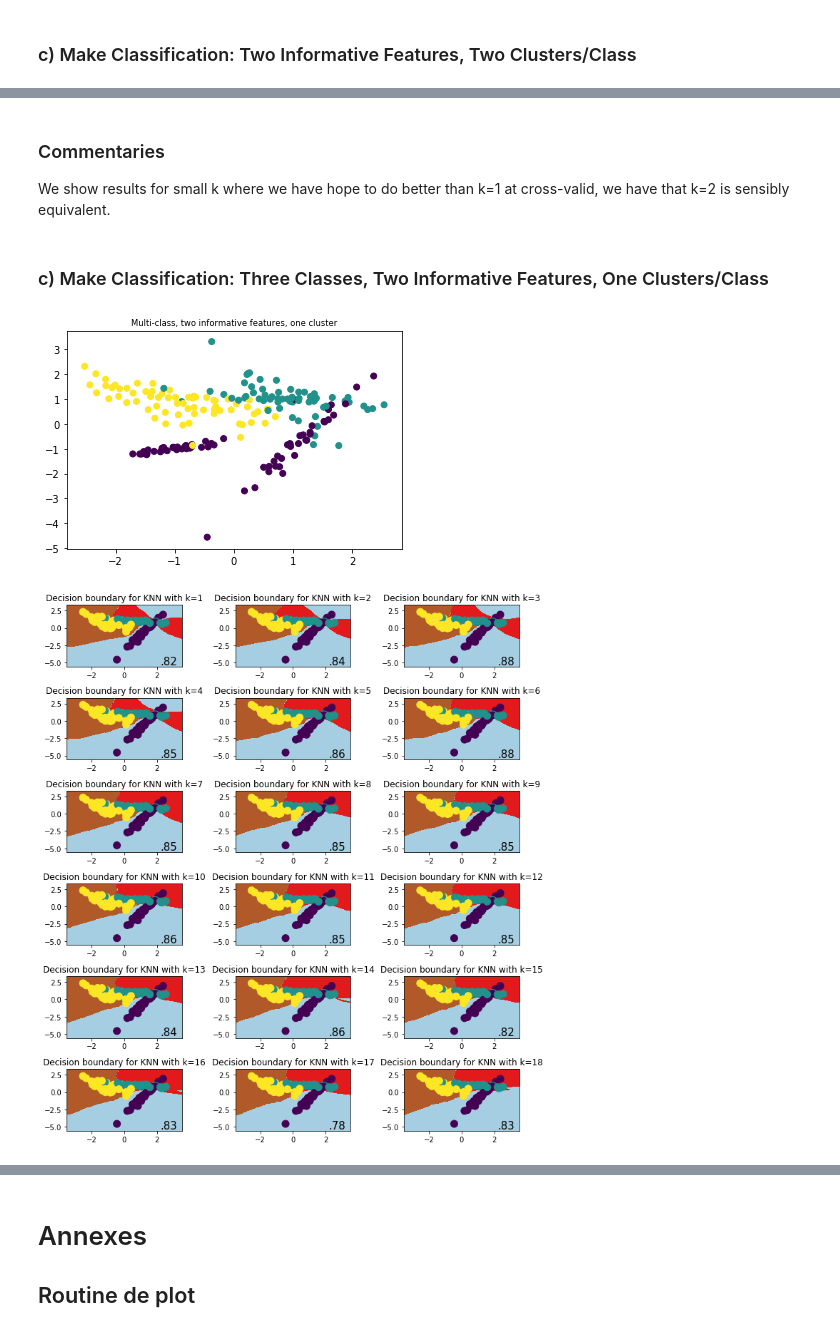
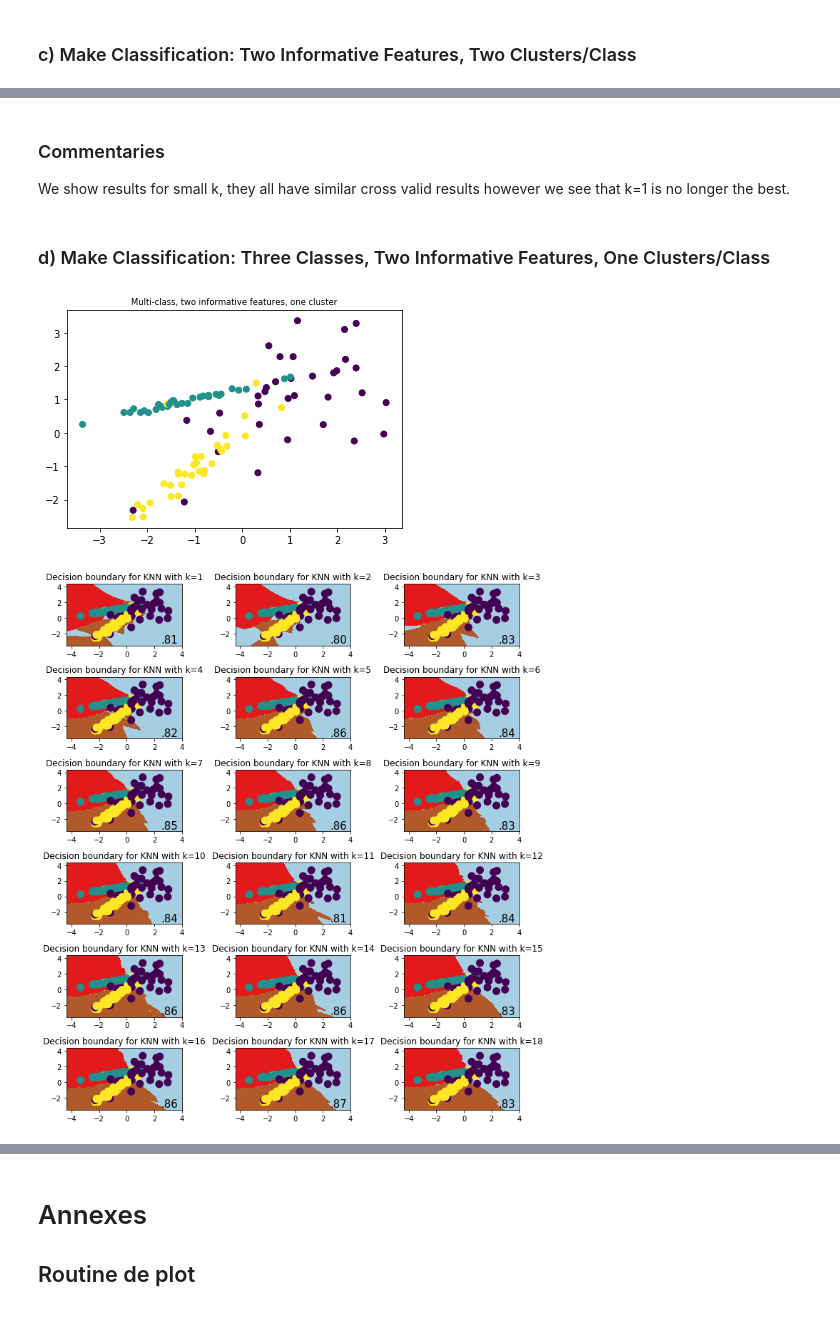
Before and after one commit to cosmo-sterin/M1_ENSL, a Jupyter notebook: ML/TP2/Rendu TP2 Tristan Sterin.ipynb, the cells around one changed output, grey strips where cells are left out. Cells and saved outputs as stored; diff of their text form; code cells hidden in the pictures.

```diff
--- a/ML/TP2/Rendu TP2 Tristan Sterin.ipynb
+++ b/ML/TP2/Rendu TP2 Tristan Sterin.ipynb
@@ -158,20 +160,17 @@ plt.show()
-# %% [markdown]
-### Commentaries
-We show results for small k where we have hope to do better than k=1 at cross-valid, we have that k=2 is sensibly equivalent.
+# %% [markdown]
+### Commentaries
+We show results for small k, they all have similar cross valid results however we see that k=1 is no longer the best.
 # %% [markdown]
-### c) Make Classification: Three Classes, Two Informative Features, One Clusters/Class
+### d) Make Classification: Three Classes, Two Informative Features, One Clusters/Class
 # %%
 plt.title("Multi-class, two informative features, one cluster",
           fontsize='small')
 X1, Y1 = make_classification(n_features=2, n_redundant=0, n_informative=2,
-                             n_clusters_per_class=1, n_classes=3)
-plt.scatter(X1[:, 0], X1[:, 1], marker='o', c=Y1)
-X1, Y1 = make_classification(n_features=2, n_redundant=0, n_informative=2,
-                             n_clusters_per_class=1, n_classes=3)
+                             n_clusters_per_class=1, n_classes=3, random_state=24)
 plt.scatter(X1[:, 0], X1[:, 1], marker='o', c=Y1)
 plt.show()
 # %% [output]
-[figure, old version]
+[figure, new version]
 # %%
 # Training KNN for different k
 # And computing cross-valid scores
@@ -182,7 +181,7 @@ for (i,(model,_)) in enumerate(KNN_clf_1):
     model.learn(data_1,p=False)
     KNN_clf_1[i] = (model, score)
 # %%
-# Showing the results (with cross valid score in down left)
+# Showing the results (with cross valid score in down right)
 plt.figure(figsize=(10,11))
 for (i,(model,score)) in enumerate(KNN_clf_1):
     ax = plt.subplot(len(KNN_clf_1)/3, 3, i+1)
@@ -190,6 +189,6 @@ for (i,(model,score)) in enumerate(KNN_clf_1):
 plt.tight_layout()
 plt.show()
 # %% [output]
-[figure, old version]
+[figure, new version]
 # %% [markdown]
 ### Commentaries
```
Also changed, not shown: parts of 40 cells of this notebook, 1 other file.
